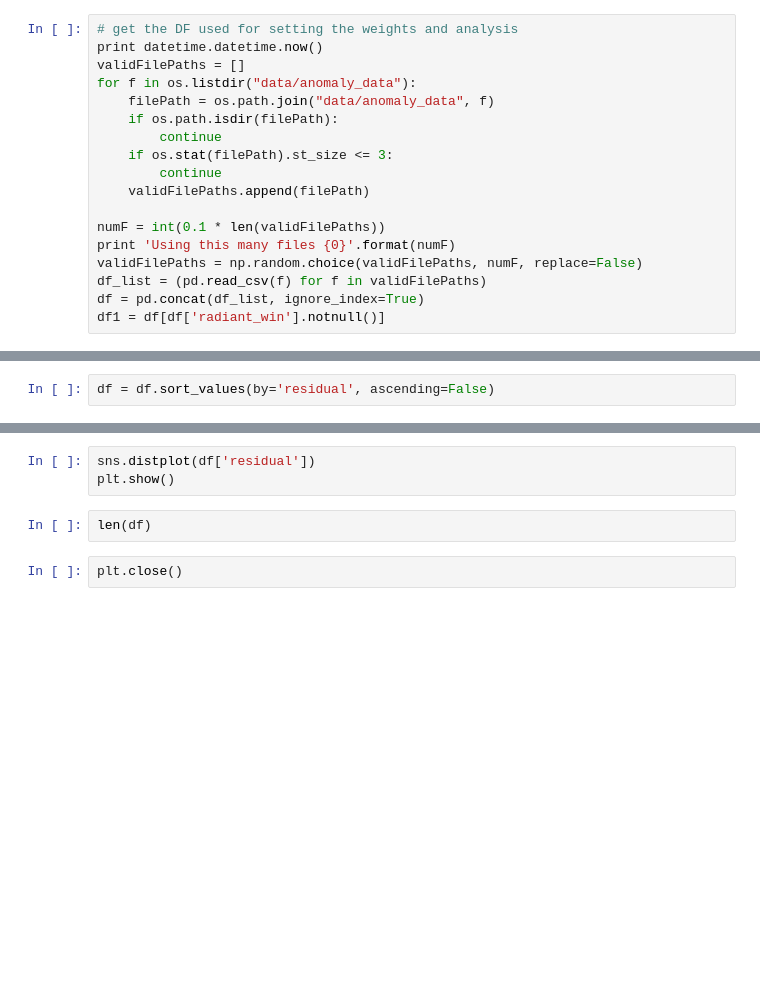
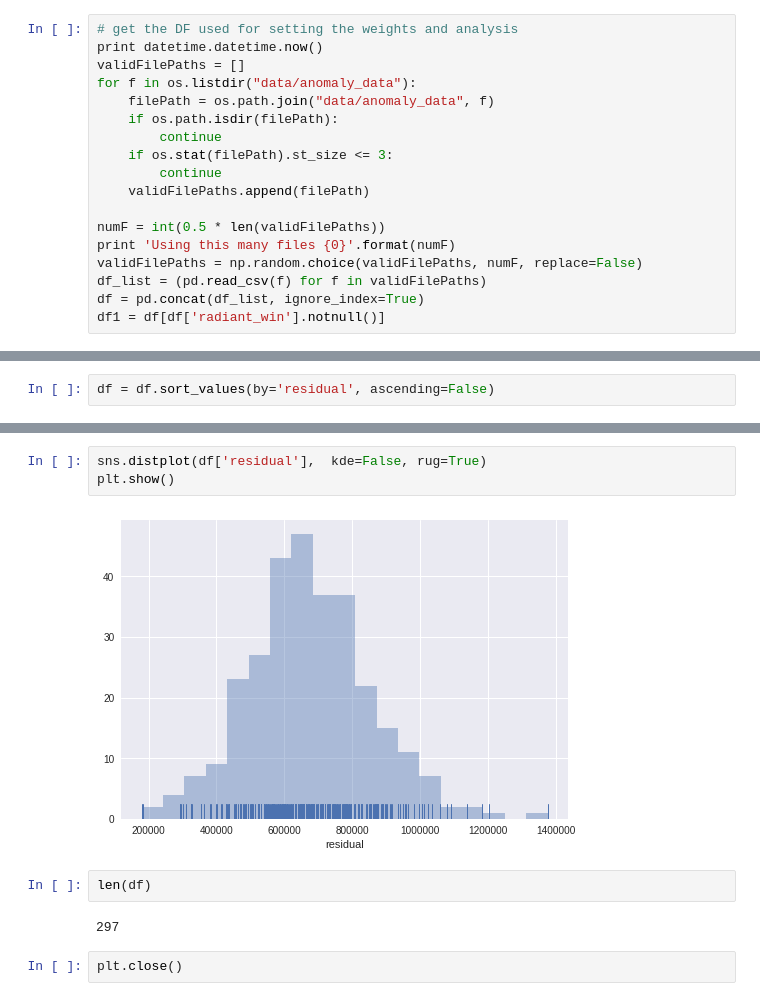
Before and after one commit to beelze-b/Open-Dota-Exploration, a Jupyter notebook: WeightsAndResiduals.ipynb, the cells around one changed output, grey strips where cells are left out. Saved outputs shown, nothing was run; the diff lists cells and outputs as text; blank space fills up the shorter version.

```diff
--- a/WeightsAndResiduals.ipynb
+++ b/WeightsAndResiduals.ipynb
@@ -20,7 +20,7 @@ for f in os.listdir("data/anomaly_data"):
         continue
     validFilePaths.append(filePath)
 
-numF = int(0.1 * len(validFilePaths))
+numF = int(0.5 * len(validFilePaths))
 print 'Using this many files {0}'.format(numF)
 validFilePaths = np.random.choice(validFilePaths, numF, replace=False)
 df_list = (pd.read_csv(f) for f in validFilePaths)
@@ -51,8 +111,12 @@ df['residual'].values.tolist()
 # %%
-sns.distplot(df['residual'])
+sns.distplot(df['residual'],  kde=False, rug=True)
 plt.show()
+# %% [output]
+[figure, added]
 # %%
 len(df)
+# %% [output]
+297
 # %%
 plt.close()
 # %%
```
Also changed, not shown: parts of 6 cells of this notebook.
